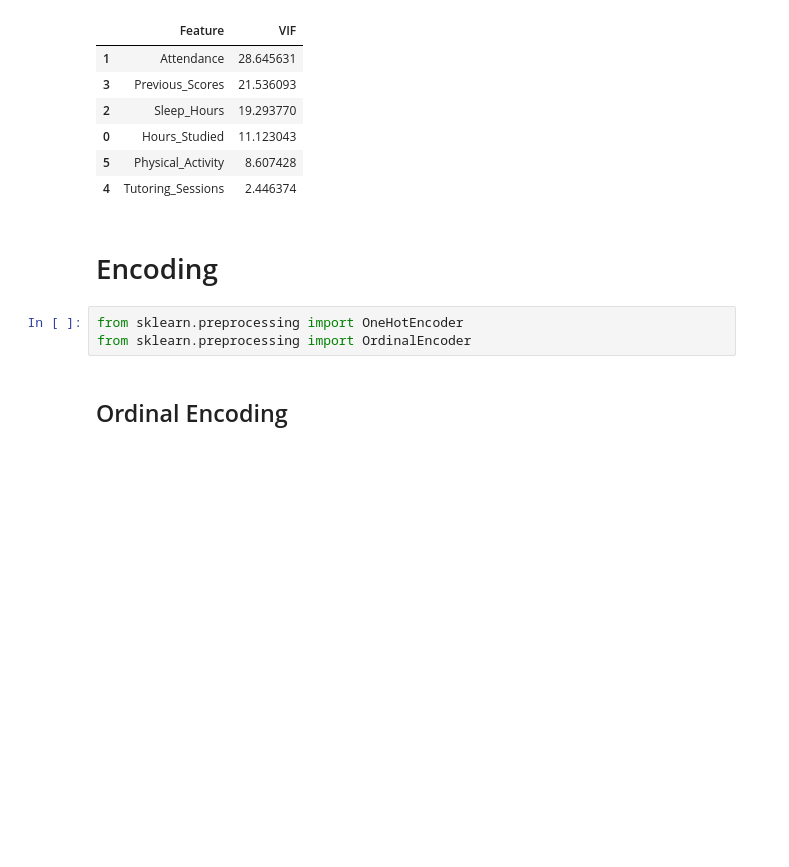
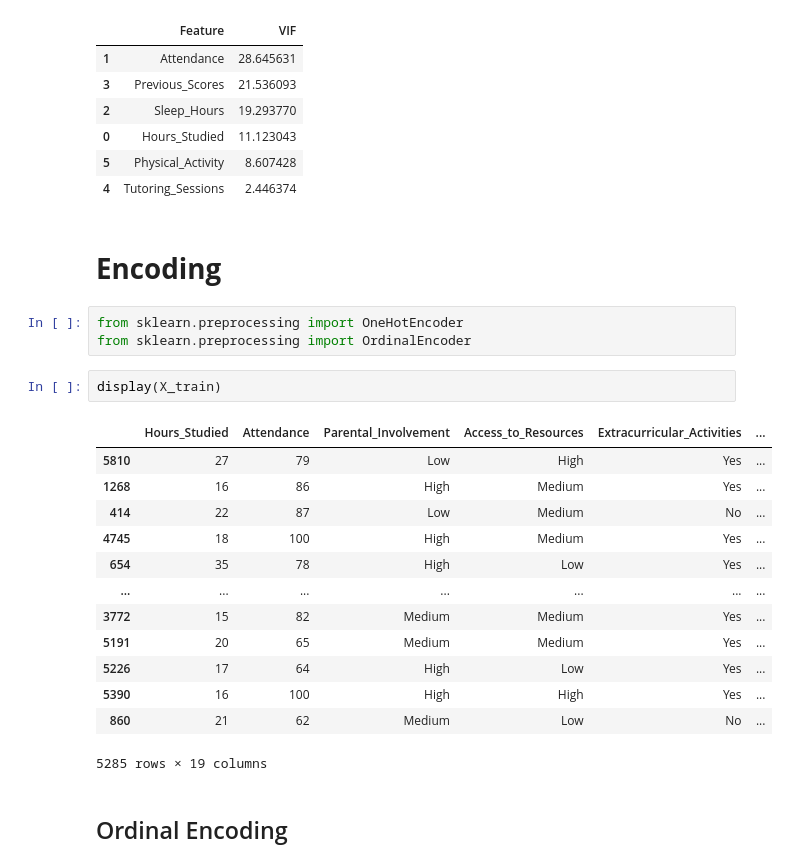
Before and after one commit to GantaLabs/StudentPerformanceFactors, a Jupyter notebook: notebook/Split_Processing.ipynb, the cells around one changed output. Cells and saved outputs as stored; diff of their text form; blank space fills up the shorter version.

```diff
--- a/notebook/Split_Processing.ipynb
+++ b/notebook/Split_Processing.ipynb
@@ -162,10 +162,26 @@ vif_df
 | 5 | Physical_Activity | 8.607428 |
 | 4 | Tutoring_Sessions | 2.446374 |
 # %% [markdown]
-# Encoding
+# **Encoding**
 # %%
 from sklearn.preprocessing import OneHotEncoder
 from sklearn.preprocessing import OrdinalEncoder
+# %%
+display(X_train)
+# %% [output]
+|  | Hours_Studied | Attendance | Parental_Involvement | Access_to_Resources | Extracurricular_Activities | ... |
+| 5810 | 27 | 79 | Low | High | Yes | ... |
+| 1268 | 16 | 86 | High | Medium | Yes | ... |
+| 414 | 22 | 87 | Low | Medium | No | ... |
+| 4745 | 18 | 100 | High | Medium | Yes | ... |
+| 654 | 35 | 78 | High | Low | Yes | ... |
+| ... | ... | ... | ... | ... | ... | ... |
+| 3772 | 15 | 82 | Medium | Medium | Yes | ... |
+| 5191 | 20 | 65 | Medium | Medium | Yes | ... |
+| 5226 | 17 | 64 | High | Low | Yes | ... |
+| 5390 | 16 | 100 | High | High | Yes | ... |
+| 860 | 21 | 62 | Medium | Low | No | ... |
+5285 rows × 19 columns
 # %% [markdown]
 ## Ordinal Encoding
 # %%
```
Also changed, not shown: parts of 23 cells of this notebook, 3 other files.
